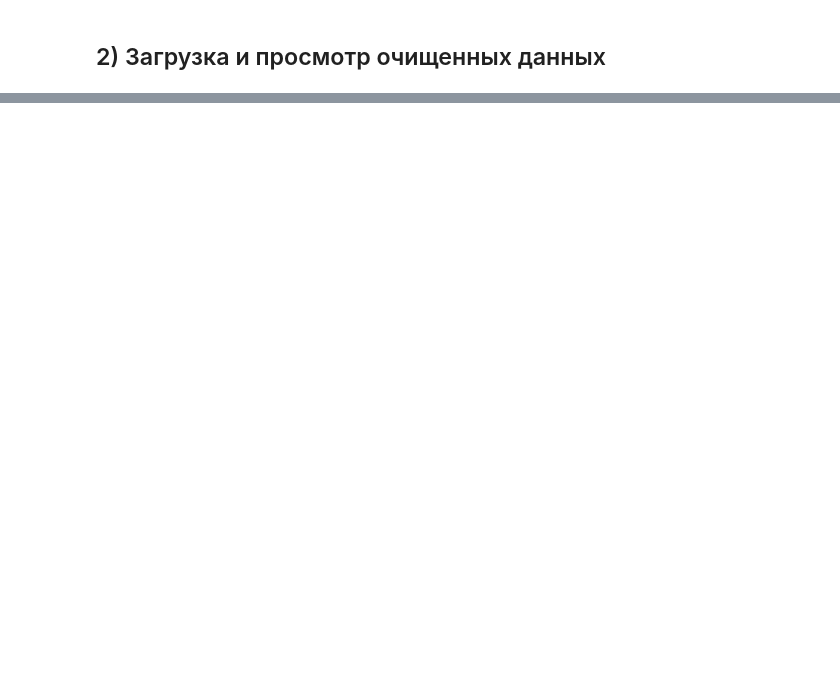
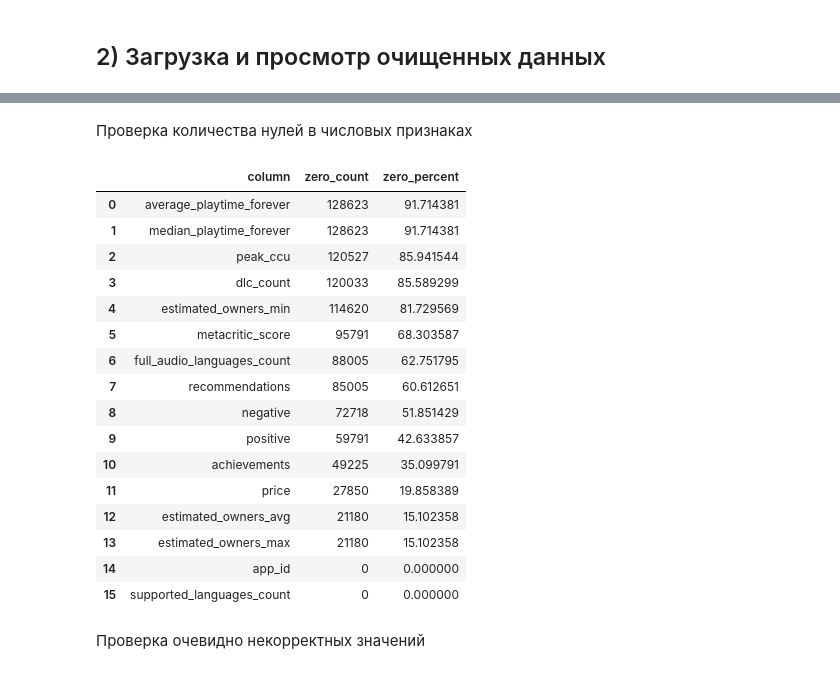
Before and after one commit to 6N-1-K9/big_data_light, a Jupyter notebook: notebooks/lab_1_part_2.ipynb, the cells around one changed output, grey strips where cells are left out. Saved outputs shown, nothing was run; the diff lists cells and outputs as text; code cells hidden in the pictures; blank space fills up the shorter version.

```diff
--- a/notebooks/lab_1_part_2.ipynb
+++ b/notebooks/lab_1_part_2.ipynb
@@ -207,0 +422,72 @@ null_counts.show(
+# %% [markdown]
+Проверка количества нулей в числовых признаках
+# %%
+numeric_columns = [
+    field.name
+    for field in df.schema.fields
+    if isinstance(field.dataType, NumericType)
+]
+
+zero_expressions = [
+    spark_sum(
+        when(
+            col(column_name) == 0,
+            1,
+        ).otherwise(0)
+    ).alias(column_name)
+    for column_name in numeric_columns
+]
+
+
+zero_counts = (
+    df
+    .select(*zero_expressions)
+    .first()
+    .asDict()
+)
+
+
+zero_report = pd.DataFrame(
+    {
+        "column": numeric_columns,
+        "zero_count": [
+            zero_counts[column_name]
+            for column_name in numeric_columns
+        ],
+    }
+)
+
+zero_report["zero_percent"] = (
+    zero_report["zero_count"]
+    / total_rows
+    * 100
+)
+
+zero_report = (
+    zero_report
+    .sort_values(
+        "zero_percent",
+        ascending=False,
+    )
+    .reset_index(drop=True)
+)
+
+display(zero_report)
+# %% [output]
+|  | column | zero_count | zero_percent |
+| 0 | average_playtime_forever | 128623 | 91.714381 |
+| 1 | median_playtime_forever | 128623 | 91.714381 |
+| 2 | peak_ccu | 120527 | 85.941544 |
+| 3 | dlc_count | 120033 | 85.589299 |
+| 4 | estimated_owners_min | 114620 | 81.729569 |
+| 5 | metacritic_score | 95791 | 68.303587 |
+| 6 | full_audio_languages_count | 88005 | 62.751795 |
+| 7 | recommendations | 85005 | 60.612651 |
+| 8 | negative | 72718 | 51.851429 |
+| 9 | positive | 59791 | 42.633857 |
+| 10 | achievements | 49225 | 35.099791 |
+| 11 | price | 27850 | 19.858389 |
+| 12 | estimated_owners_avg | 21180 | 15.102358 |
+| 13 | estimated_owners_max | 21180 | 15.102358 |
+| 14 | app_id | 0 | 0.000000 |
+| 15 | supported_languages_count | 0 | 0.000000 |
@@ -207,0 +499,2 @@ null_counts.show(
+# %% [markdown]
+Проверка очевидно некорректных значений
```
Also changed, not shown: parts of 40 cells of this notebook, 2 other files.
